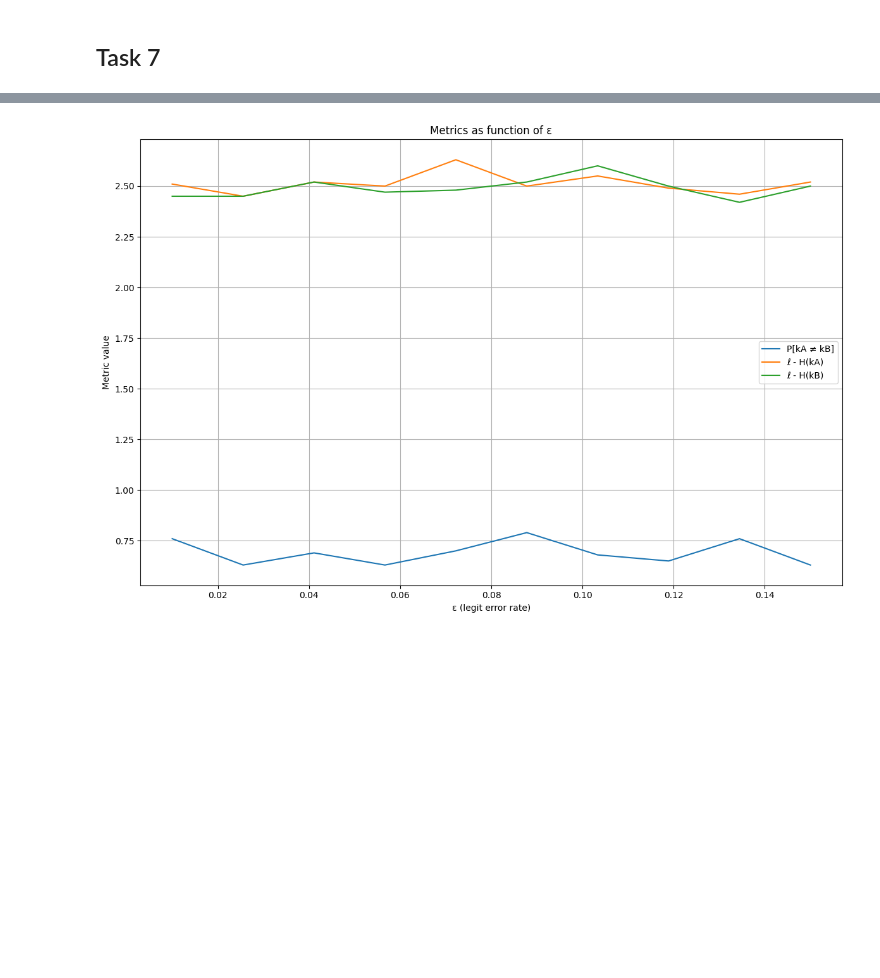
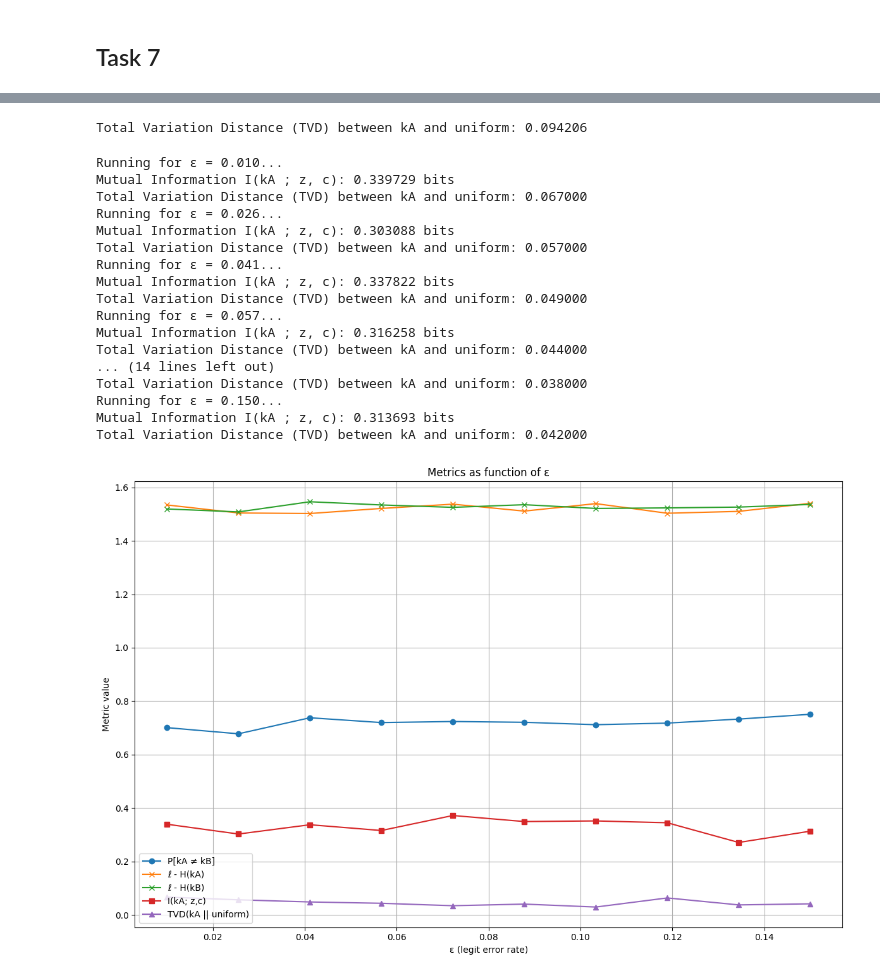
Before and after one commit to Massimo-Vettorello/Lab4I-S, a Jupyter notebook: code_sudormrf.ipynb, the cells around one changed output, grey strips where cells are left out. Saved outputs shown, nothing was run; the diff lists cells and outputs as text; code cells hidden in the pictures; blank space fills up the shorter version.

```diff
--- a/code_sudormrf.ipynb
+++ b/code_sudormrf.ipynb
@@ -425,12 +410,11 @@ def channel_A_IR(x, legit_error, eaves_error, H, A, l):
 
     y, z = wiretap_bsc(x, legit_error, eaves_error)
 
-    s_B = np.dot(H, y) % 2
+    c = np.dot(H, y) % 2
 
-    y_hat = reverse_reconciliation(x,s_B)
+    y_hat = reverse_reconciliation(x,c)
 
-    s_E = np.dot(H, y) % 2
-    z_hat = reverse_reconciliation(z,s_E)
+    z_hat = reverse_reconciliation(z,c)
 
     k_a = privacy_amplification(x, A , l)
     k_b = privacy_amplification(y_hat, A, l)
@@ -473,7 +457,7 @@ Success probability of information reconciliation for Eve: 0.32
 # %% [markdown]
 ## Task 7
 # %%
-def monte_carlo(legit_error, eaves_error, l, H, A, n_trials = 100):
+def eval_prob_entropy(legit_error, eaves_error, l, H, A, n_trials = 100):
 
     mismatch_count = 0
     entropy_A = []
@@ -493,11 +477,6 @@ def monte_carlo(legit_error, eaves_error, l, H, A, n_trials = 100):
         entropy_A.append(entropy(np.bincount(kA, minlength=2) / len(kA), base=2))
         entropy_B.append(entropy(np.bincount(kB, minlength=2) / len(kB), base=2))
 
-        #3 Mutual information
-
-
-        # 4. Total variation distance
-
     #Final metrics
     mismatch_prob = mismatch_count/n_trials
     avg_entropy_A = np.mean(entropy_A)
@@ -511,7 +570,7 @@ def monte_carlo(legit_error, eaves_error, l, H, A, n_trials = 100):
 epsilons = np.linspace(0.01, 0.15, 10)
 epsilon = 0.1
 
-res = monte_carlo(n_trials=10000, legit_error=0.1, eaves_error=0.25, l=2, H=H, A=A)
+res = eval_prob_entropy(n_trials=10000, legit_error=0.1, eaves_error=0.25, l=2, H=H, A=A)
 
 print(res)
 # %% [output]
@@ -519,28 +599,67 @@ print(res)
+# %%
+tvd, kA_dist = eval_total_variation_distance_kA(A=A, l=8, iterations=10000)
+# %% [output]
+Total Variation Distance (TVD) between kA and uniform: 0.094206
 # %%
+import numpy as np
+import matplotlib.pyplot as plt
+
 epsilons = np.linspace(0.01, 0.15, 10)
 results_eps = []
 
 for eps in epsilons:
-    res = monte_carlo(n_trials=100, legit_error=eps, eaves_error=0.25, l=2, H=H, A=A)
+    print(f"Running for ε = {eps:.3f}...")
+
+    res_entropy = eval_prob_entropy(n_trials=1000, legit_error=eps, eaves_error=0.25, l=2, H=H, A=A)
+    mutual_info = eval_mutual_info_kA_zc(iterations=1000, l=2, H=H, A=A)[0]
+    tvd = eval_total_variation_distance_kA(iterations=1000, l=2, A=A)[0]
+
+    # Aggrega i risultati in un unico dizionario
+    res = {
+        **res_entropy,
+        "I(kA; z,c)": mutual_info,
+        "TVD(kA || uniform)": tvd
+    }
     results_eps.append(res)
 
 # Estrai metriche
 mismatch = [r["P[kA ≠ kB]"] for r in results_eps]
-entropy_gap_A = [3 - r["H(kA)"] for r in results_eps]
-entropy_gap_B = [3 - r["H(kB)"] for r in results_eps]
-
+entropy_gap_A = [2 - r["H(kA)"] for r in results_eps]
+entropy_gap_B = [2 - r["H(kB)"] for r in results_eps]
+mutual_info_vals = [r["I(kA; z,c)"] for r in results_eps]
+tvd_vals = [r["TVD(kA || uniform)"] for r in results_eps]
 
 # Plot
 plt.figure(figsize=(12, 8))
-plt.plot(epsilons, mismatch, label="P[kA ≠ kB]")
-plt.plot(epsilons, entropy_gap_A, label="ℓ - H(kA)")
-plt.plot(epsilons, entropy_gap_B, label="ℓ - H(kB)")
+plt.plot(epsilons, mismatch, label="P[kA ≠ kB]", marker='o')
+plt.plot(epsilons, entropy_gap_A, label="ℓ - H(kA)", marker='x')
+plt.plot(epsilons, entropy_gap_B, label="ℓ - H(kB)", marker='x')
+plt.plot(epsilons, mutual_info_vals, label="I(kA; z,c)", marker='s')
+plt.plot(epsilons, tvd_vals, label="TVD(kA || uniform)", marker='^')
+
 plt.xlabel("ε (legit error rate)")
 plt.ylabel("Metric value")
 plt.title("Metrics as function of ε")
 plt.legend()
 plt.grid(True)
 plt.tight_layout()
 plt.show()
 # %% [output]
+Running for ε = 0.010...
+Mutual Information I(kA ; z, c): 0.339729 bits
+Total Variation Distance (TVD) between kA and uniform: 0.067000
+Running for ε = 0.026...
+Mutual Information I(kA ; z, c): 0.303088 bits
+Total Variation Distance (TVD) between kA and uniform: 0.057000
+Running for ε = 0.041...
+Mutual Information I(kA ; z, c): 0.337822 bits
+Total Variation Distance (TVD) between kA and uniform: 0.049000
+Running for ε = 0.057...
+Mutual Information I(kA ; z, c): 0.316258 bits
+Total Variation Distance (TVD) between kA and uniform: 0.044000
+... (14 lines left out)
+Total Variation Distance (TVD) between kA and uniform: 0.038000
+Running for ε = 0.150...
+Mutual Information I(kA ; z, c): 0.313693 bits
+Total Variation Distance (TVD) between kA and uniform: 0.042000
-[figure, old version]
+[figure, new version]
```
Also changed, not shown: parts of 17 cells of this notebook.
